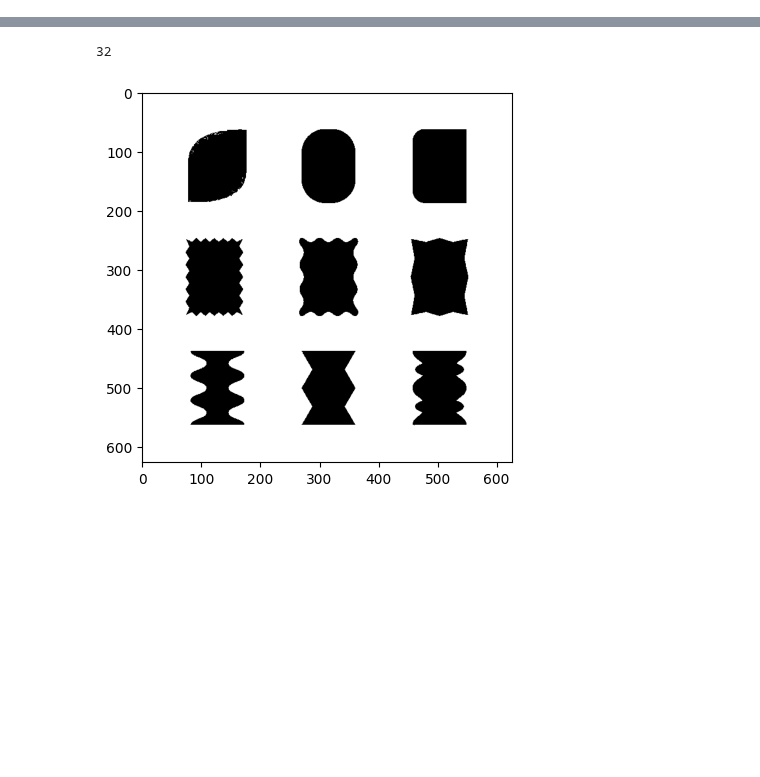
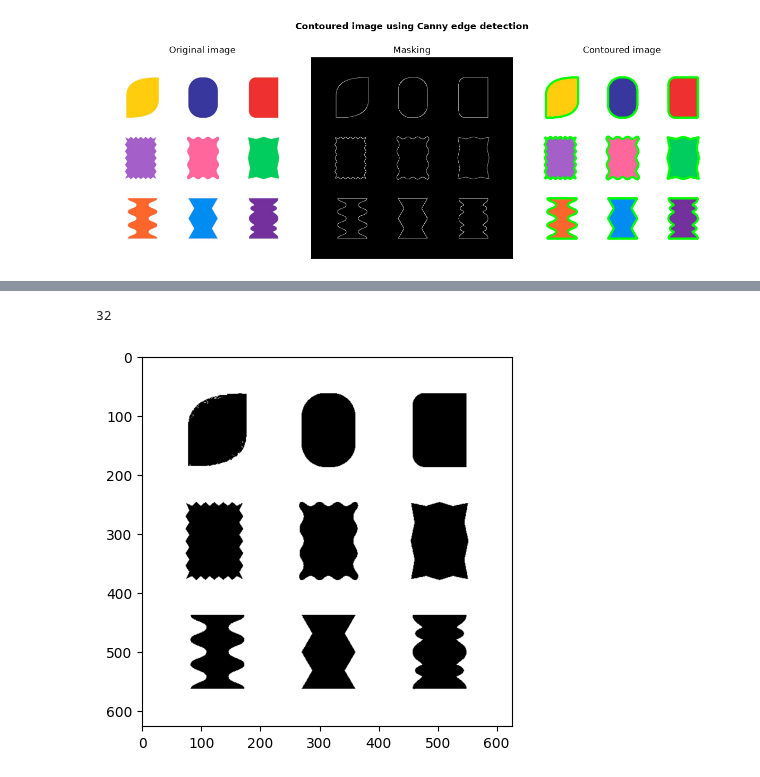
Before and after one commit to htetaunglynn94/Computer-Vision-with-CNN-TensorFlow-and-PyTorch, a Jupyter notebook: 05-OpenCV/16-contour.ipynb, the cells around one changed output, grey strips where cells are left out. Drawn from its saved outputs; the diff is of its cells as text; code cells hidden in the pictures; blank space fills up the shorter version.

```diff
--- a/05-OpenCV/16-contour.ipynb
+++ b/05-OpenCV/16-contour.ipynb
@@ -14,0 +21,15 @@ plt.imshow(image_rgb)
+# %%
+def view_images(mask, final_img, text, original_img=img_rgb):
+    final_img_rgb = cv2.cvtColor(final_img, cv2.COLOR_BGR2RGB)
+    images = {"Original image": original_img,
+              "Masking": mask,
+              "Contoured image": final_img_rgb}
+    fig, axs = plt.subplots(1,3, figsize=(12,5))
+    for i, (title, image) in enumerate(images.items()):
+        axs[i].imshow(image, cmap="gray" if image.ndim == 2 else None)
+        axs[i].set_title(title)
+        axs[i].axis('off')
+
+    plt.suptitle(text, size=12, weight='bold')
+    plt.tight_layout()
+    plt.show()
@@ -153,0 +66,4 @@ plt.show()
+# %%
+view_images(canny_mask, contour_img, "Contoured image using Canny edge detection")
+# %% [output]
+[figure, added]
```
Also changed, not shown: parts of 19 cells of this notebook.
